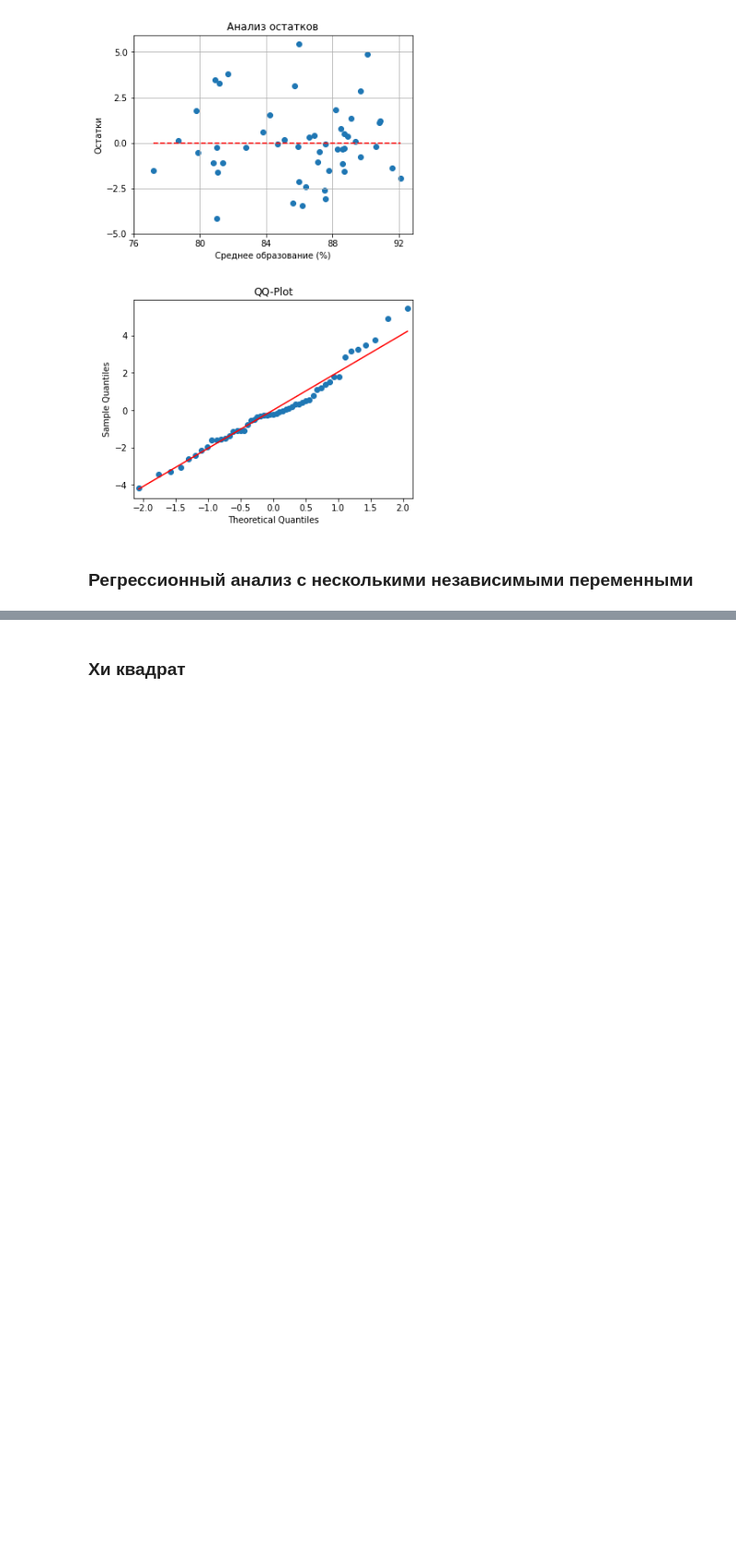
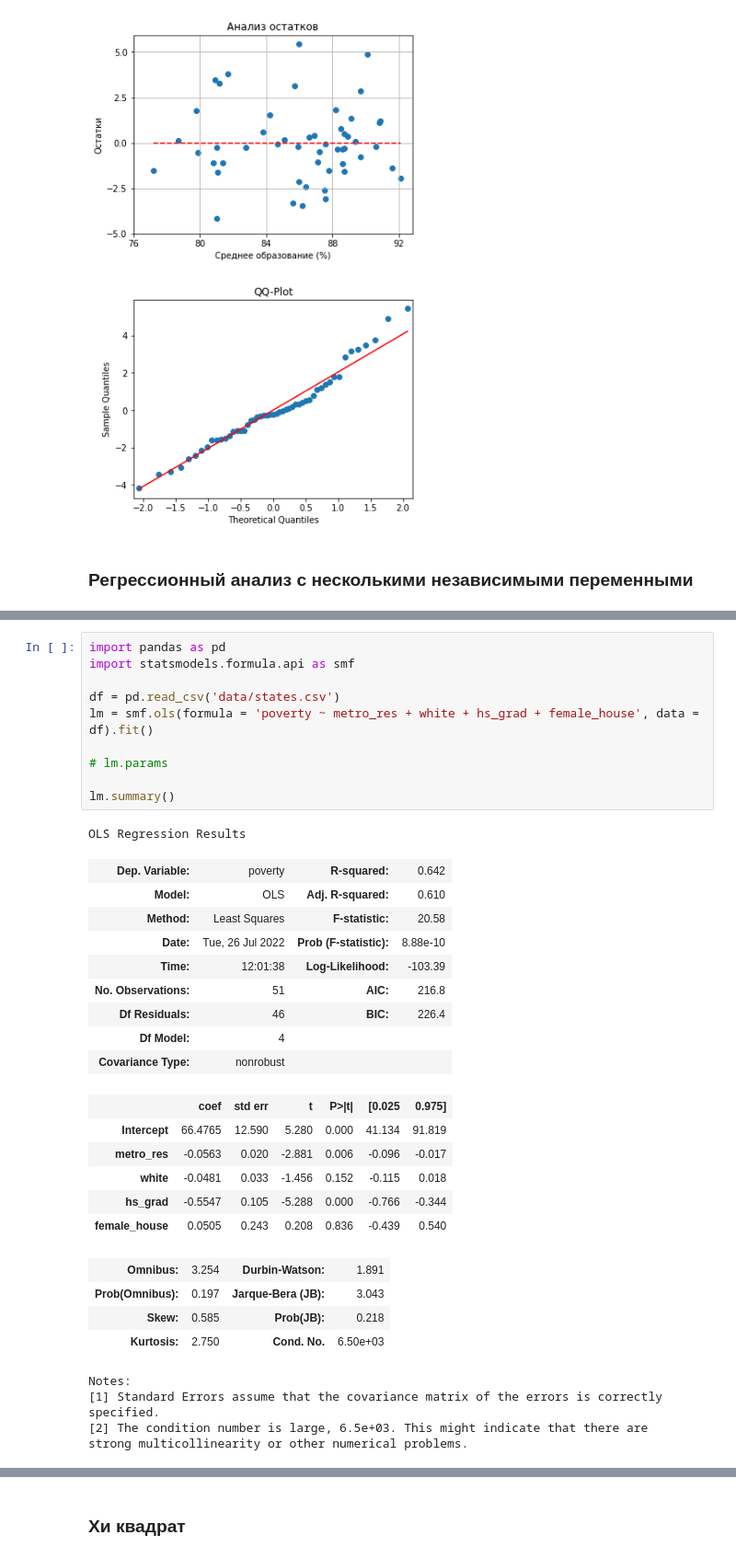
Before and after one commit to AndrewSalygin/data_analysis_practice, a Jupyter notebook: Data analysis practice.ipynb, the cells around one changed output, grey strips where cells are left out. Shown: that part at 92% size. Saved outputs shown, nothing was run; the diff lists cells and outputs as text; blank space fills up the shorter version.

Commit message:
Added selection of the best regression model

```diff
--- a/Data analysis practice.ipynb
+++ b/Data analysis practice.ipynb
@@ -730,3 +730,38 @@ fig.update_layout(legend=dict(
 fig.show()
 # %% [output]
 [interactive output not drawn]
+# %%
+import pandas as pd
+import statsmodels.formula.api as smf
+
+df = pd.read_csv('data/states.csv')
+lm = smf.ols(formula = 'poverty ~ metro_res + white + hs_grad + female_house', data = df).fit()
+
+# lm.params
+
+lm.summary()
+# %% [output]
+OLS Regression Results
+| Dep. Variable: | poverty | R-squared: | 0.642 |
+| Model: | OLS | Adj. R-squared: | 0.610 |
+| Method: | Least Squares | F-statistic: | 20.58 |
+| Date: | Tue, 26 Jul 2022 | Prob (F-statistic): | 8.88e-10 |
+| Time: | 12:01:38 | Log-Likelihood: | -103.39 |
+| No. Observations: | 51 | AIC: | 216.8 |
+| Df Residuals: | 46 | BIC: | 226.4 |
+| Df Model: | 4 |  |  |
+| Covariance Type: | nonrobust |  |  |
+|  | coef | std err | t | P>|t| | [0.025 | 0.975] |
+| Intercept | 66.4765 | 12.590 | 5.280 | 0.000 | 41.134 | 91.819 |
+| metro_res | -0.0563 | 0.020 | -2.881 | 0.006 | -0.096 | -0.017 |
+| white | -0.0481 | 0.033 | -1.456 | 0.152 | -0.115 | 0.018 |
+| hs_grad | -0.5547 | 0.105 | -5.288 | 0.000 | -0.766 | -0.344 |
+| female_house | 0.0505 | 0.243 | 0.208 | 0.836 | -0.439 | 0.540 |
+| Omnibus: | 3.254 | Durbin-Watson: | 1.891 |
+| Prob(Omnibus): | 0.197 | Jarque-Bera (JB): | 3.043 |
+| Skew: | 0.585 | Prob(JB): | 0.218 |
+| Kurtosis: | 2.750 | Cond. No. | 6.50e+03 |
+Notes:
+[1] Standard Errors assume that the covariance matrix of the errors is correctly specified.
+[2] The condition number is large, 6.5e+03. This might indicate that there are
+strong multicollinearity or other numerical problems.
```
Also changed, not shown: parts of 125 cells of this notebook.
